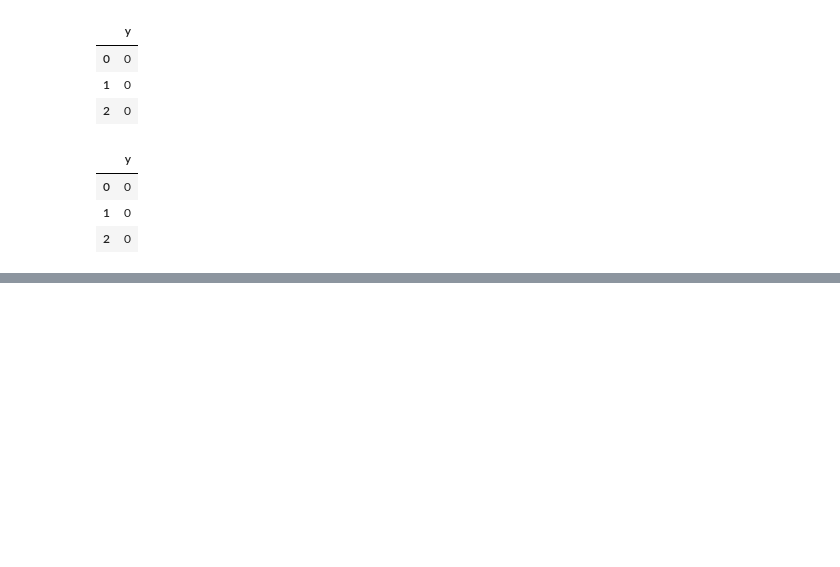
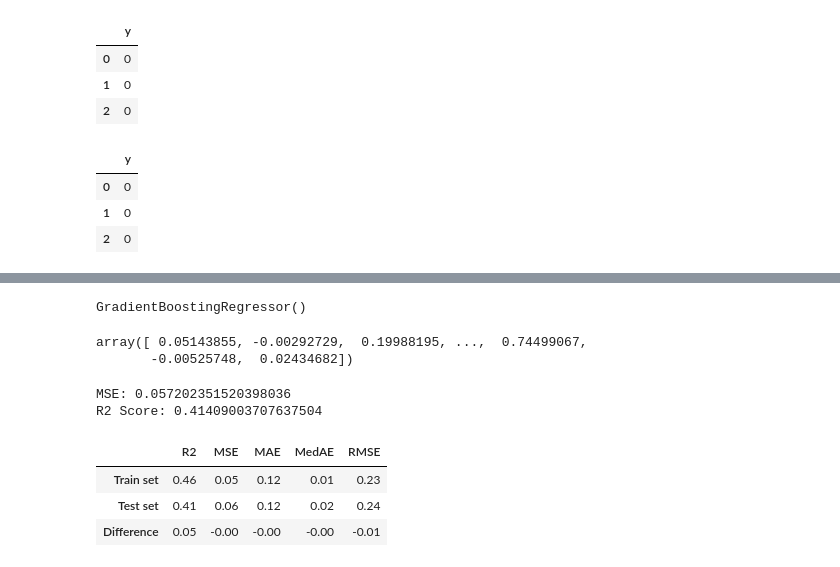
Before and after one commit to RmVa23/ML-Algorithm, a Jupyter notebook: src/OtrosModelos.ipynb, the cells around one changed output, grey strips where cells are left out. Drawn from its saved outputs; the diff is of its cells as text; code cells hidden in the pictures; blank space fills up the shorter version.

Commit message:
Model GBR

```diff
--- a/src/OtrosModelos.ipynb
+++ b/src/OtrosModelos.ipynb
@@ -40,0 +68,61 @@ print(models)
+# %%
+model_GBR = GradientBoostingRegressor()
+
+model_GBR.fit(X_train, y_train)
+# %% [output]
+GradientBoostingRegressor()
+# %%
+y_pred = model_GBR.predict(X_test)
+y_pred
+# %% [output]
+array([ 0.05143855, -0.00292729,  0.19988195, ...,  0.74499067,
+       -0.00525748,  0.02434682])
+# %%
+print(f"MSE: {mean_squared_error(y_test, y_pred)}")
+print(f"R2 Score: {r2_score(y_test, y_pred)}")
+# %% [output]
+MSE: 0.057202351520398036
+R2 Score: 0.41409003707637504
+# %%
+def get_metrics(yhat_test, y_test, yhat_train, y_train):
+    # Calcula todas las métricas para el conjunto de entrenamiento
+    r2_train = r2_score(y_train, yhat_train)
+    mse_train = mean_squared_error(y_train, yhat_train)
+    mae_train = mean_absolute_error(y_train, yhat_train)
+    medae_train = median_absolute_error(y_train, yhat_train)
+    rmse_train = mean_squared_error(y_train, yhat_train, squared=False)
+
+    # Calcula todas las métricas para el conjunto de prueba
+    r2_test = r2_score(y_test, yhat_test)
+    mse_test = mean_squared_error(y_test, yhat_test)
+    mae_test = mean_absolute_error(y_test, yhat_test)
+    medae_test = median_absolute_error(y_test, yhat_test)
+    rmse_test = mean_squared_error(y_test, yhat_test, squared=False)
+
+    # Calcula la diferencia entre las métricas de entrenamiento y prueba
+    r2_diff = r2_train - r2_test
+    mse_diff = mse_train - mse_test
+    mae_diff = mae_train - mae_test
+    medae_diff = medae_train - medae_test
+    rmse_diff = rmse_train - rmse_test
+
+    # Crea el DataFrame con todas las métricas
+    metrics_data = {
+        'R2': [r2_train, r2_test, r2_diff],
+        'MSE': [mse_train, mse_test, mse_diff],
+        'MAE': [mae_train, mae_test, mae_diff],
+        'MedAE': [medae_train, medae_test, medae_diff],
+        'RMSE': [rmse_train, rmse_test, rmse_diff]
+    }
+
+    return pd.DataFrame(data=metrics_data, index=['Train set', 'Test set', 'Difference'])
+# %%
+yhat_train = model_GBR.predict(X_train)
+yhat_test = model_GBR.predict(X_test)
+# %%
+get_metrics(yhat_test, y_test, yhat_train, y_train)
+# %% [output]
+|  | R2 | MSE | MAE | MedAE | RMSE |
+| Train set | 0.46 | 0.05 | 0.12 | 0.01 | 0.23 |
+| Test set | 0.41 | 0.06 | 0.12 | 0.02 | 0.24 |
+| Difference | 0.05 | -0.00 | -0.00 | -0.00 | -0.01 |
```
Also changed, not shown: parts of 4 cells of this notebook, 3 other files.
